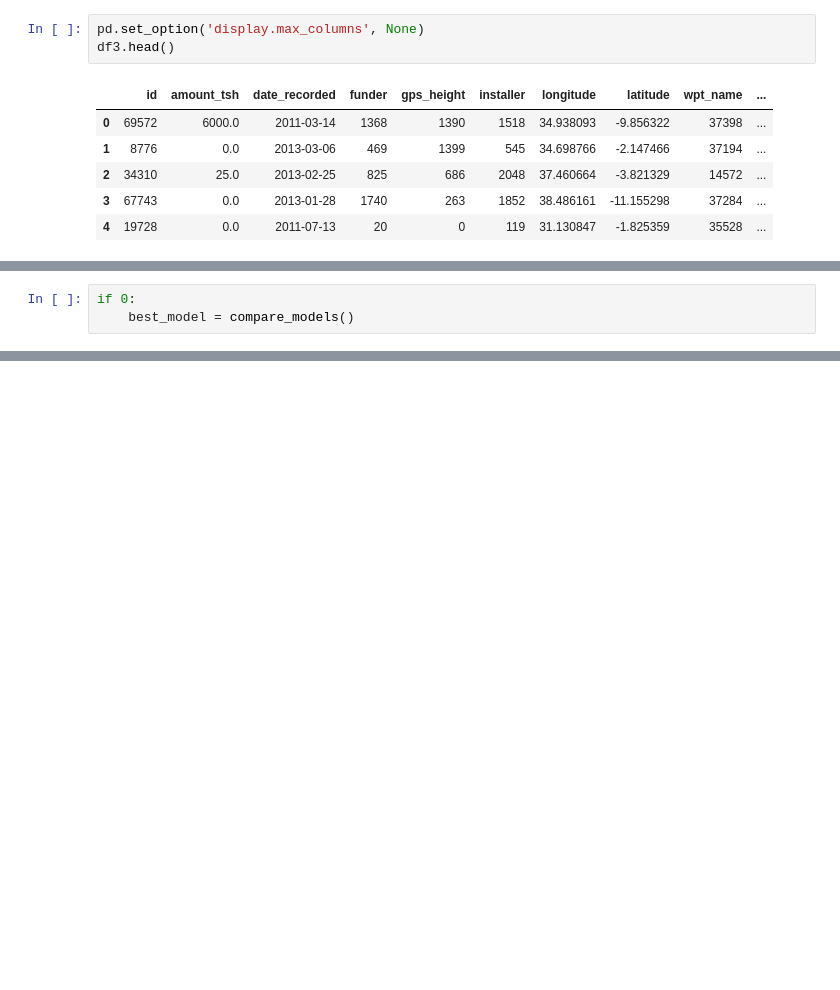
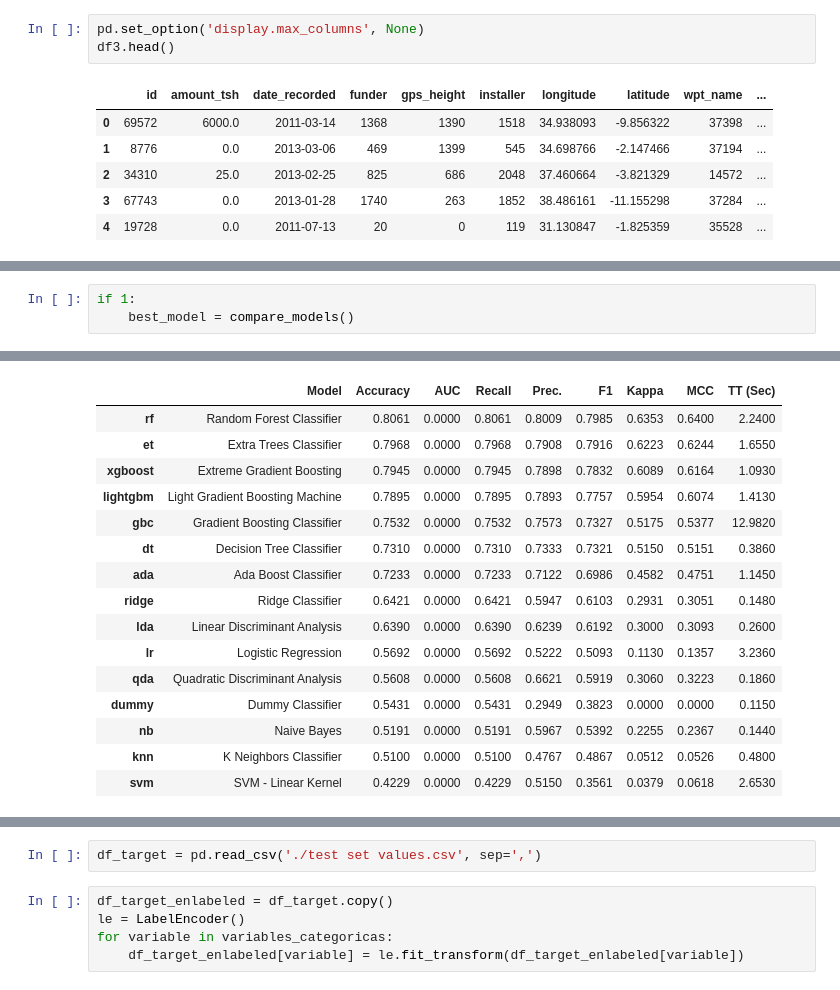
Before and after one commit to jogarman/Machine_learning, a Jupyter notebook: V0_pycaret.ipynb, the cells around one changed output, grey strips where cells are left out. Drawn from its saved outputs; the diff is of its cells as text; blank space fills up the shorter version.

```diff
--- a/V0_pycaret.ipynb
+++ b/V0_pycaret.ipynb
@@ -112,3 +111,4 @@ model_setup = setup(data=df3,
 # %%
-if 0:
+if 1:
     best_model = compare_models()
+# %% [output]
@@ -114,0 +116,16 @@ if 0:
+|  | Model | Accuracy | AUC | Recall | Prec. | F1 | Kappa | MCC | TT (Sec) |
+| rf | Random Forest Classifier | 0.8061 | 0.0000 | 0.8061 | 0.8009 | 0.7985 | 0.6353 | 0.6400 | 2.2400 |
+| et | Extra Trees Classifier | 0.7968 | 0.0000 | 0.7968 | 0.7908 | 0.7916 | 0.6223 | 0.6244 | 1.6550 |
+| xgboost | Extreme Gradient Boosting | 0.7945 | 0.0000 | 0.7945 | 0.7898 | 0.7832 | 0.6089 | 0.6164 | 1.0930 |
+| lightgbm | Light Gradient Boosting Machine | 0.7895 | 0.0000 | 0.7895 | 0.7893 | 0.7757 | 0.5954 | 0.6074 | 1.4130 |
+| gbc | Gradient Boosting Classifier | 0.7532 | 0.0000 | 0.7532 | 0.7573 | 0.7327 | 0.5175 | 0.5377 | 12.9820 |
+| dt | Decision Tree Classifier | 0.7310 | 0.0000 | 0.7310 | 0.7333 | 0.7321 | 0.5150 | 0.5151 | 0.3860 |
+| ada | Ada Boost Classifier | 0.7233 | 0.0000 | 0.7233 | 0.7122 | 0.6986 | 0.4582 | 0.4751 | 1.1450 |
+| ridge | Ridge Classifier | 0.6421 | 0.0000 | 0.6421 | 0.5947 | 0.6103 | 0.2931 | 0.3051 | 0.1480 |
+| lda | Linear Discriminant Analysis | 0.6390 | 0.0000 | 0.6390 | 0.6239 | 0.6192 | 0.3000 | 0.3093 | 0.2600 |
+| lr | Logistic Regression | 0.5692 | 0.0000 | 0.5692 | 0.5222 | 0.5093 | 0.1130 | 0.1357 | 3.2360 |
+| qda | Quadratic Discriminant Analysis | 0.5608 | 0.0000 | 0.5608 | 0.6621 | 0.5919 | 0.3060 | 0.3223 | 0.1860 |
+| dummy | Dummy Classifier | 0.5431 | 0.0000 | 0.5431 | 0.2949 | 0.3823 | 0.0000 | 0.0000 | 0.1150 |
+| nb | Naive Bayes | 0.5191 | 0.0000 | 0.5191 | 0.5967 | 0.5392 | 0.2255 | 0.2367 | 0.1440 |
+| knn | K Neighbors Classifier | 0.5100 | 0.0000 | 0.5100 | 0.4767 | 0.4867 | 0.0512 | 0.0526 | 0.4800 |
+| svm | SVM - Linear Kernel | 0.4229 | 0.0000 | 0.4229 | 0.5150 | 0.3561 | 0.0379 | 0.0618 | 2.6530 |
@@ -114,0 +133,7 @@ if 0:
+# %%
+df_target = pd.read_csv('./test set values.csv', sep=',')
+# %%
+df_target_enlabeled = df_target.copy()
+le = LabelEncoder()
+for variable in variables_categoricas:
+    df_target_enlabeled[variable] = le.fit_transform(df_target_enlabeled[variable])
```
Also changed, not shown: parts of 10 cells of this notebook, 14 other files.
